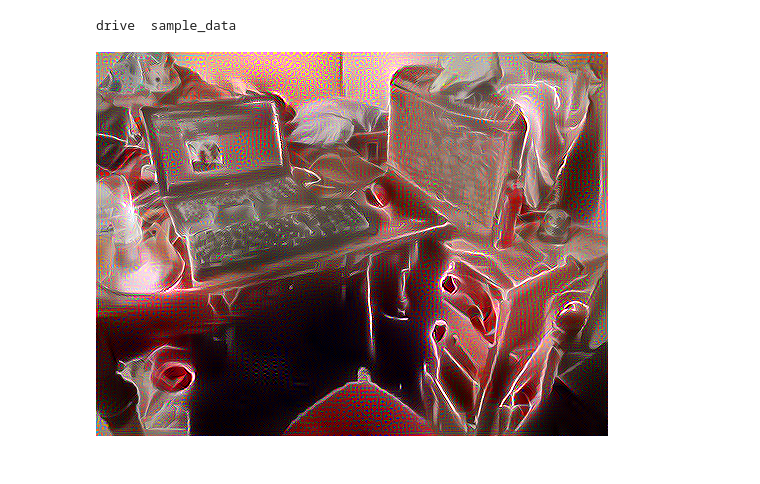
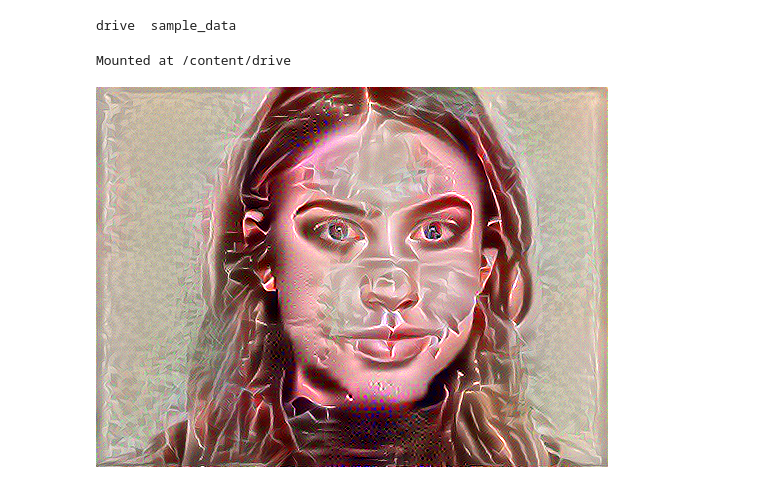
Before and after one commit to Zjelin/paint_style_transfer, a Jupyter notebook: knn.ipynb, the cells around one changed output. Cells and saved outputs as stored; diff of their text form; code cells hidden in the pictures.

```diff
--- a/knn.ipynb
+++ b/knn.ipynb
@@ -4,8 +4,13 @@
 drive  sample_data
 # %%
 # RENAME
-content_path = './drive/MyDrive/knn/room.jpg'
+content_path = './drive/MyDrive/knn/face.png'
 style_path = './drive/MyDrive/knn/GOD_01.jpg'
+# %%
+from google.colab import drive
+drive.mount('/content/drive')
+# %% [output]
+Mounted at /content/drive
 # %%
 import matplotlib.pyplot as plt
 import matplotlib as mpl
@@ -15,7 +20,6 @@ mpl.rcParams['axes.grid'] = False
 import numpy as np
 from PIL import Image
 import time
-import functools
 
 import tensorflow as tf
 
@@ -24,9 +28,6 @@ from tensorflow.python.keras import models
 from tensorflow.python.keras import losses
 from tensorflow.python.keras import layers
 from tensorflow.python.keras import backend as K
-
-tf.executing_eagerly()
-print("Eager execution: {}".format(tf.executing_eagerly()))
 
 
 def load_img(path_to_img):
@@ -115,7 +116,7 @@ def get_model():
       content intermediate layers.
   """
   # Load our model. We load pretrained VGG, trained on imagenet data
-  vgg = tf.keras.applications.vgg19.VGG19(include_top=False, weights='imagenet')
+  vgg = tf.keras.applications.vgg19.VGG19(include_top=False, weights='imagenet', pooling='avg')
   vgg.trainable = False
   # Get output layers corresponding to style and content layers
   style_outputs = [vgg.get_layer(name).output for name in style_layers]
@@ -235,7 +236,7 @@ def run_style_transfer(content_path,
                        style_path,
                        num_iterations=1000,
                        content_weight=1e3,
-                       style_weight=1e-2):
+                       style_weight=1):
   # We don't need to (or want to) train any layers of our model, so we set their
   # trainable to false.
   model = get_model()
@@ -315,32 +316,32 @@ def run_style_transfer(content_path,
       plt.subplot(num_rows,num_cols,i+1)
       plt.imshow(img)
       plt.xticks([])
       plt.yticks([])
 
   return best_img, best_loss
 
 best, best_loss = run_style_transfer(content_path,
-                                     style_path, num_iterations=10000)
+                                     style_path, num_iterations=1000)
 Image.fromarray(best)
 
 def show_results(best_img, content_path, style_path, show_large_final=True):
   plt.figure(figsize=(10, 5))
   content = load_img(content_path)
   style = load_img(style_path)
 
   plt.subplot(1, 2, 1)
   imshow(content, 'Content Image')
 
   plt.subplot(1, 2, 2)
   imshow(style, 'Style Image')
 
   if show_large_final:
     plt.figure(figsize=(10, 10))
 
     plt.imshow(best_img)
     plt.title('Output Image')
     plt.show()
 
 show_results(best, content_path, style_path)
 # %% [output]
-[figure, old version]
+[figure, new version]
```
Also changed, not shown: parts of 1 cell of this notebook.
